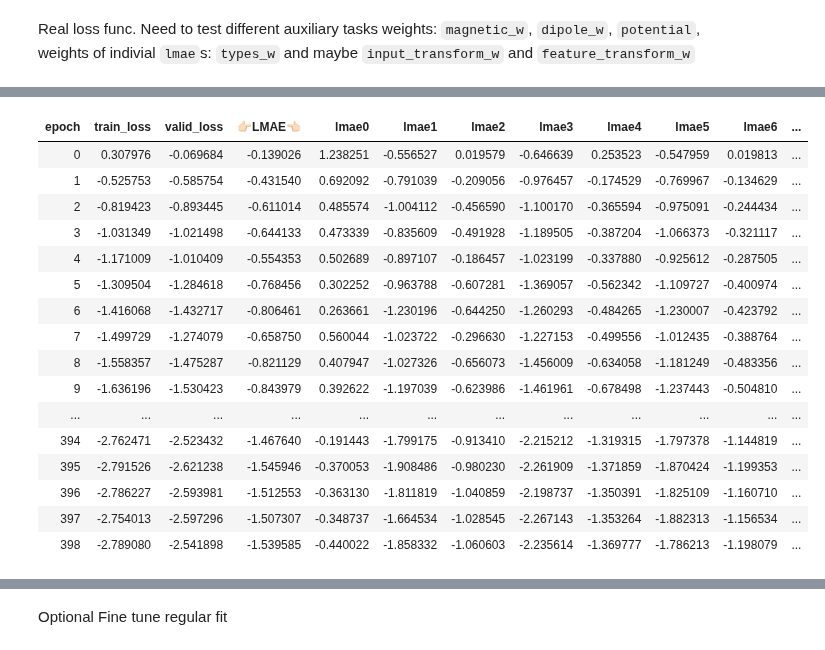
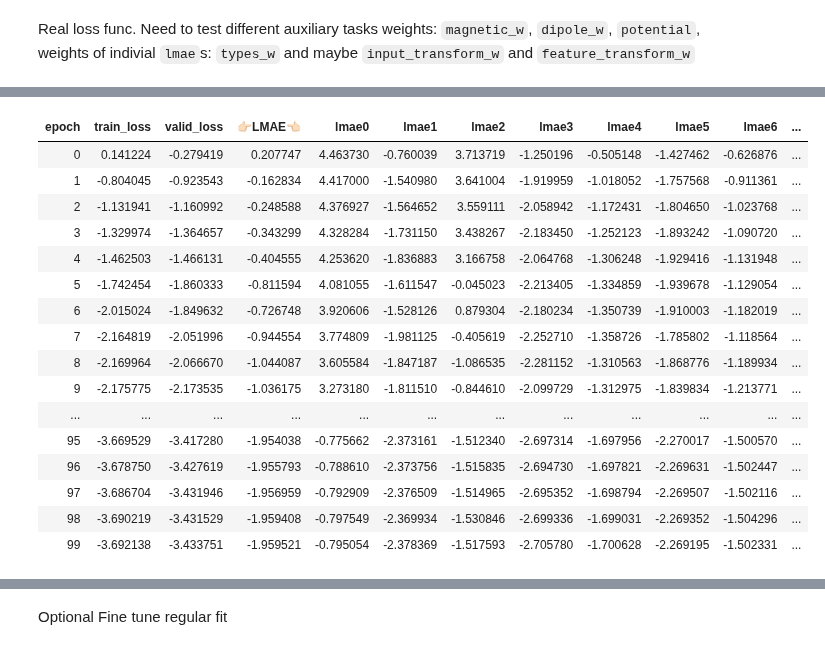
Before and after one commit to antorsae/champs-scalar-coupling, a Jupyter notebook: cloud.ipynb, the cells around one changed output, grey strips where cells are left out. Cells and saved outputs as stored; diff of their text form; code cells hidden in the pictures.

```diff
--- a/cloud.ipynb
+++ b/cloud.ipynb
@@ -719,6 +753,7 @@ class PointNetfeat(Module):
 class PointNetDenseReg(Module):
     def __init__(self, feat_channels, seg_channels,
                  quaternion_transform, input_transform, feature_transform, add_eye,
+                 sz_embedding_type, sz_embedding_atom,
                  pools = [nn.AdaptiveMaxPool1d], dropout_rate = 0.):
         self.feat = PointNetfeat(pools,
                                  C = feat_channels,
@@ -753,16 +788,16 @@ class PointNetDenseReg(Module):
         self.dipole    = nn.Linear(feat_channels[-1], 3)
         self.potential = nn.Linear(feat_channels[-1], 1)
 
-        self.type_embedding = nn.Embedding(len(types)+1, 3)
-        self.atom_embedding = nn.Embedding(len(atoms)+1, 3)
+        self.type_embedding = nn.Embedding(len(types)+1, sz_embedding_type)
+        self.atom_embedding = nn.Embedding(len(atoms)+1, sz_embedding_atom)
 
-    def forward(self,xyz,type,ext,atom,coulomb):
+    def forward(self,xyz,type,ext,atom,mulliken,coulomb):
         batchsize, _, n_pts = xyz.shape
 
         t = self.type_embedding((type+1).squeeze(1)).transpose(1,2)
         a = self.atom_embedding((atom+1).squeeze(1)).transpose(1,2)
 
-        x = torch.cat([xyz,t,a], dim=1)
+        x = torch.cat([xyz,t,a,mulliken], dim=1)
 
         pointfeat, globalfeat, trans, trans_feat = self.feat(x)
         x_c = torch.matmul(pointfeat, coulomb)
@@ -824,24 +859,26 @@ Model instantiation: where's all your TPUs/GPUs when you need a decent hyperpara
 net, learner = None,None
 gc.collect()
 torch.cuda.empty_cache()
-net = PointNetDenseReg(feat_channels = [9,64,64,128,1024],
-                       seg_channels  = [512,256,128],
+sz_embedding_type = sz_embedding_atom = 4
+net = PointNetDenseReg(feat_channels = [1+3+sz_embedding_type+sz_embedding_atom,64,64,128,1024],
+                       seg_channels  = [512,512,512],
                        quaternion_transform=False,
-                       input_transform=[[3, 64,128,1024], [512,256]],
+                       input_transform=  [[3,  64,128,1024], [512,256]],
                        feature_transform=[[64, 64,128,1024], [512,256]],
                        add_eye=True,
+                       sz_embedding_type = sz_embedding_type, sz_embedding_atom = sz_embedding_atom,
                        dropout_rate=0.)
 
 learner = Learner(data,net, loss_func=LMAEMaskedLoss(magnetic_w=5e-5, dipole_w=1e-2, potential_w=2.5e-5),)
 
 learner.callbacks.append(LMAEMetric(learner))
 # %%
-sub_fname = "loss-3.9978val-1.9089" # uncomment or set None to skip loading trained net
+sub_fname = "loss-3.8031val-1.9859" # uncomment or set None to skip loading trained net
 # %%
 try:
     print(f"Attempting to load: {sub_fname}... ", end="")
     learner.load(sub_fname, strict=False,with_opt=False)
     print("Loaded")
-except:
-    print("NOT loaded!")
+except Exception as e:
+    print("NOT loaded! ", e)
 # %% [output]
@@ -922,23 +958,23 @@ Min loss divided by 10: 4.37E-02
 # %%
-learner.fit_one_cycle(500, 4.3e-2)#, moms=(0.75,0.70))
+learner.fit_one_cycle(100, 1e-2)#, moms=(0.75,0.70))
 # %% [output]
 | epoch | train_loss | valid_loss | 👉🏻LMAE👈🏻 | lmae0 | lmae1 | lmae2 | lmae3 | lmae4 | lmae5 | lmae6 | ... |
-| 0 | 0.307976 | -0.069684 | -0.139026 | 1.238251 | -0.556527 | 0.019579 | -0.646639 | 0.253523 | -0.547959 | 0.019813 | ... |
-| 1 | -0.525753 | -0.585754 | -0.431540 | 0.692092 | -0.791039 | -0.209056 | -0.976457 | -0.174529 | -0.769967 | -0.134629 | ... |
-| 2 | -0.819423 | -0.893445 | -0.611014 | 0.485574 | -1.004112 | -0.456590 | -1.100170 | -0.365594 | -0.975091 | -0.244434 | ... |
-| 3 | -1.031349 | -1.021498 | -0.644133 | 0.473339 | -0.835609 | -0.491928 | -1.189505 | -0.387204 | -1.066373 | -0.321117 | ... |
-| 4 | -1.171009 | -1.010409 | -0.554353 | 0.502689 | -0.897107 | -0.186457 | -1.023199 | -0.337880 | -0.925612 | -0.287505 | ... |
-| 5 | -1.309504 | -1.284618 | -0.768456 | 0.302252 | -0.963788 | -0.607281 | -1.369057 | -0.562342 | -1.109727 | -0.400974 | ... |
-| 6 | -1.416068 | -1.432717 | -0.806461 | 0.263661 | -1.230196 | -0.644250 | -1.260293 | -0.484265 | -1.230007 | -0.423792 | ... |
-| 7 | -1.499729 | -1.274079 | -0.658750 | 0.560044 | -1.023722 | -0.296630 | -1.227153 | -0.499556 | -1.012435 | -0.388764 | ... |
-| 8 | -1.558357 | -1.475287 | -0.821129 | 0.407947 | -1.027326 | -0.656073 | -1.456009 | -0.634058 | -1.181249 | -0.483356 | ... |
-| 9 | -1.636196 | -1.530423 | -0.843979 | 0.392622 | -1.197039 | -0.623986 | -1.461961 | -0.678498 | -1.237443 | -0.504810 | ... |
+| 0 | 0.141224 | -0.279419 | 0.207747 | 4.463730 | -0.760039 | 3.713719 | -1.250196 | -0.505148 | -1.427462 | -0.626876 | ... |
+| 1 | -0.804045 | -0.923543 | -0.162834 | 4.417000 | -1.540980 | 3.641004 | -1.919959 | -1.018052 | -1.757568 | -0.911361 | ... |
+| 2 | -1.131941 | -1.160992 | -0.248588 | 4.376927 | -1.564652 | 3.559111 | -2.058942 | -1.172431 | -1.804650 | -1.023768 | ... |
+| 3 | -1.329974 | -1.364657 | -0.343299 | 4.328284 | -1.731150 | 3.438267 | -2.183450 | -1.252123 | -1.893242 | -1.090720 | ... |
+| 4 | -1.462503 | -1.466131 | -0.404555 | 4.253620 | -1.836883 | 3.166758 | -2.064768 | -1.306248 | -1.929416 | -1.131948 | ... |
+| 5 | -1.742454 | -1.860333 | -0.811594 | 4.081055 | -1.611547 | -0.045023 | -2.213405 | -1.334859 | -1.939678 | -1.129054 | ... |
+| 6 | -2.015024 | -1.849632 | -0.726748 | 3.920606 | -1.528126 | 0.879304 | -2.180234 | -1.350739 | -1.910003 | -1.182019 | ... |
+| 7 | -2.164819 | -2.051996 | -0.944554 | 3.774809 | -1.981125 | -0.405619 | -2.252710 | -1.358726 | -1.785802 | -1.118564 | ... |
+| 8 | -2.169964 | -2.066670 | -1.044087 | 3.605584 | -1.847187 | -1.086535 | -2.281152 | -1.310563 | -1.868776 | -1.189934 | ... |
+| 9 | -2.175775 | -2.173535 | -1.036175 | 3.273180 | -1.811510 | -0.844610 | -2.099729 | -1.312975 | -1.839834 | -1.213771 | ... |
 | ... | ... | ... | ... | ... | ... | ... | ... | ... | ... | ... | ... |
-| 394 | -2.762471 | -2.523432 | -1.467640 | -0.191443 | -1.799175 | -0.913410 | -2.215212 | -1.319315 | -1.797378 | -1.144819 | ... |
-| 395 | -2.791526 | -2.621238 | -1.545946 | -0.370053 | -1.908486 | -0.980230 | -2.261909 | -1.371859 | -1.870424 | -1.199353 | ... |
-| 396 | -2.786227 | -2.593981 | -1.512553 | -0.363130 | -1.811819 | -1.040859 | -2.198737 | -1.350391 | -1.825109 | -1.160710 | ... |
-| 397 | -2.754013 | -2.597296 | -1.507307 | -0.348737 | -1.664534 | -1.028545 | -2.267143 | -1.353264 | -1.882313 | -1.156534 | ... |
-| 398 | -2.789080 | -2.541898 | -1.539585 | -0.440022 | -1.858332 | -1.060603 | -2.235614 | -1.369777 | -1.786213 | -1.198079 | ... |
+| 95 | -3.669529 | -3.417280 | -1.954038 | -0.775662 | -2.373161 | -1.512340 | -2.697314 | -1.697956 | -2.270017 | -1.500570 | ... |
+| 96 | -3.678750 | -3.427619 | -1.955793 | -0.788610 | -2.373756 | -1.515835 | -2.694730 | -1.697821 | -2.269631 | -1.502447 | ... |
+| 97 | -3.686704 | -3.431946 | -1.956959 | -0.792909 | -2.376509 | -1.514965 | -2.695352 | -1.698794 | -2.269507 | -1.502116 | ... |
+| 98 | -3.690219 | -3.431529 | -1.959408 | -0.797549 | -2.369934 | -1.530846 | -2.699336 | -1.699031 | -2.269352 | -1.504296 | ... |
+| 99 | -3.692138 | -3.433751 | -1.959521 | -0.795054 | -2.378369 | -1.517593 | -2.705780 | -1.700628 | -2.269195 | -1.502331 | ... |
 # %%
 learner.recorder.plot_lr(show_moms=True)
 # %% [output]
```
Also changed, not shown: parts of 35 cells of this notebook.
